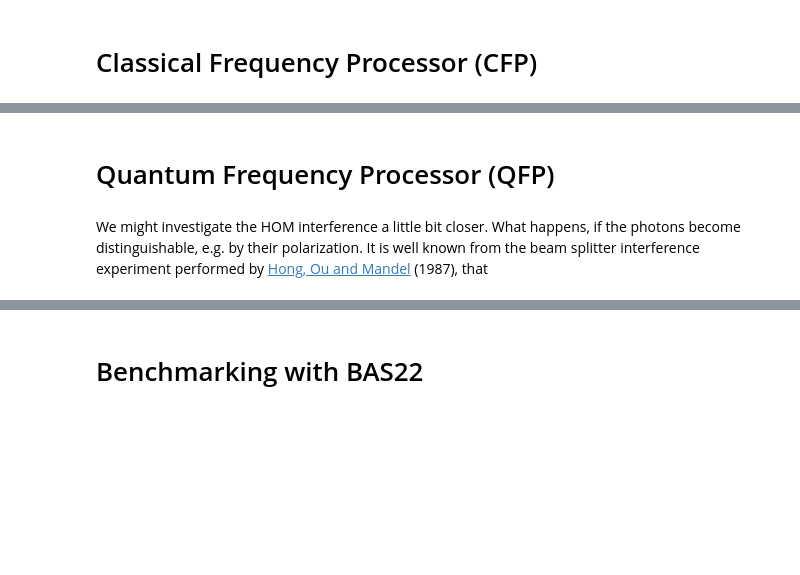
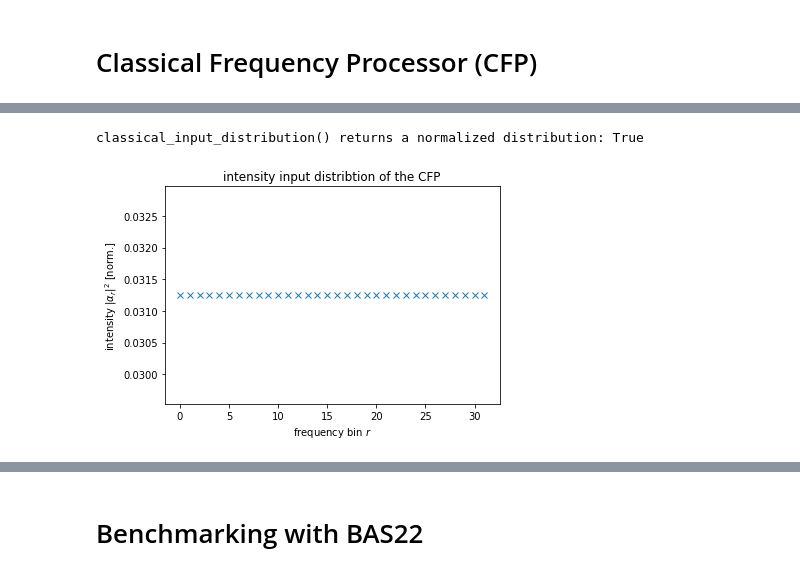
Before and after one commit to PhilipRuebeling/master_thesis, a Jupyter notebook: photonic_devices.ipynb, the cells around one changed output, grey strips where cells are left out. Drawn from its saved outputs; the diff is of its cells as text; code cells hidden in the pictures; blank space fills up the shorter version.

```diff
--- a/photonic_devices.ipynb
+++ b/photonic_devices.ipynb
@@ -105,5 +167,5 @@ Let's get somewhat techncial. A coherent state $\ket{\alpha} = D(\alpha)\ket{vac
 # %%
-global n_layers, n_bins = 4, 32  # defines the architecture of the CFP
+n_layers, n_bins = 4, 32  # defines the architecture of the CFP
 # %%
 def unitaryV(parameters_ps, parameters_em) :
     V = np.eye(bins, dtype='complex64')
@@ -117,4 +177,22 @@ def classical_input() :
-# %% [markdown]
-# Quantum Frequency Processor (QFP)
-# %% [markdown]
-We might investigate the HOM interference a little bit closer. What happens, if the photons become distinguishable, e.g. by their polarization. It is well known from the beam splitter interference experiment performed by [Hong, Ou and Mandel](https://en.wikipedia.org/wiki/Hong%E2%80%93Ou%E2%80%93Mandel_effect) (1987), that
+# %%
+# uniform intensity distribution
+def classical_input_distribution(n_bins) :
+  input_state = np.ones(n_bins)
+  input_state /= sum(input_state)
+  return input_state
+# %%
+# testing if the distribution is normalized to 1
+s = classical_input_distribution(n_bins)
+is_normalized = np.allclose(sum(s), 1)
+print('classical_input_distribution() returns a normalized distribution: ' + str(is_normalized))
+# %% [output]
+classical_input_distribution() returns a normalized distribution: True
+# %%
+# plotting the input distribtion
+plt.plot(np.arange(0, n_bins), s, 'x')
+plt.title("intensity input distribtion of the CFP")
+plt.xlabel('frequency bin $r$')
+plt.ylabel('intensity $|\\alpha_{r}|^2$ [norm.]')
+plt.show()
+# %% [output]
+[figure, added]
```
Also changed, not shown: parts of 23 cells of this notebook.
